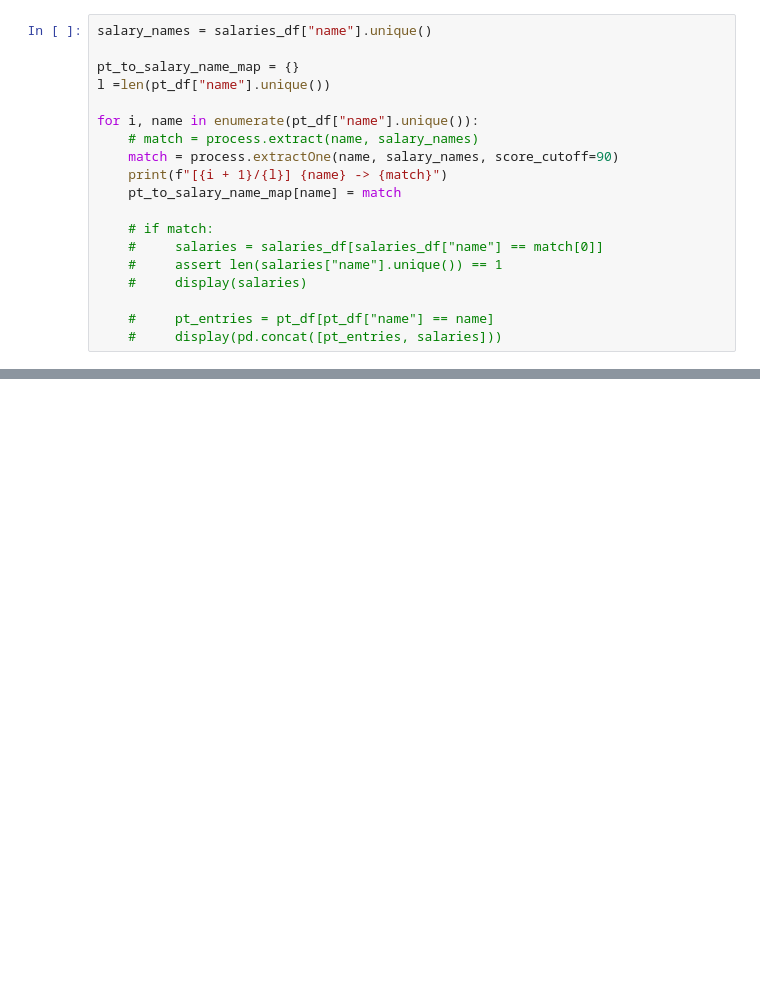
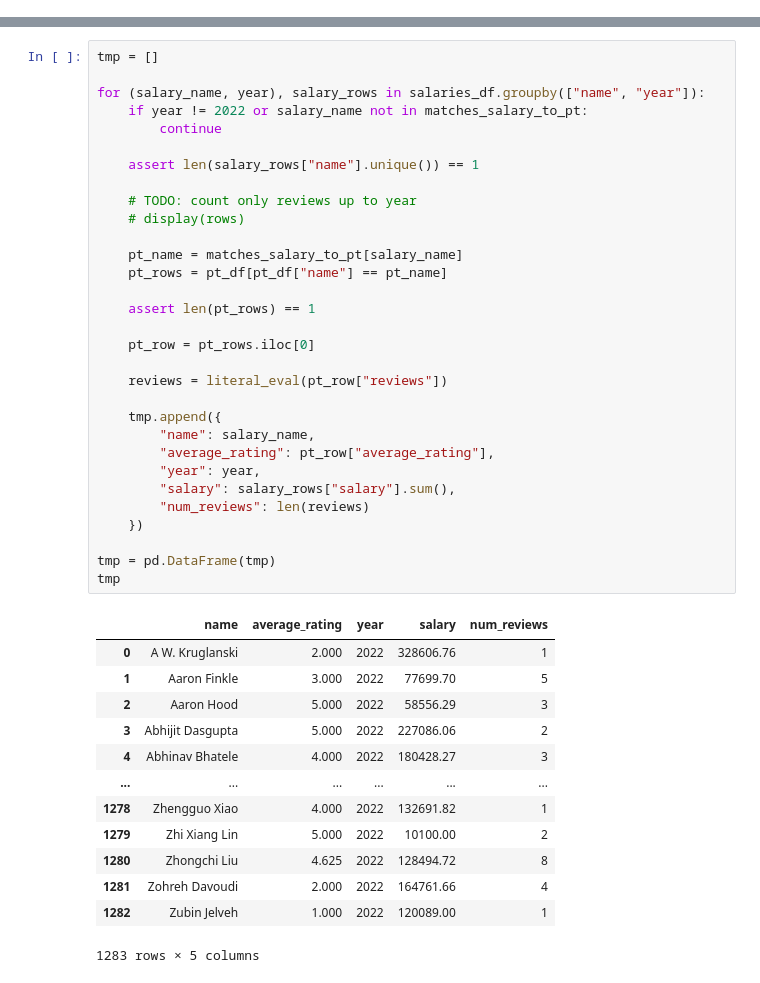
Before and after one commit to cf12/umd-cmsc320-final-tutorial, a Jupyter notebook: src/analysis.ipynb, the cells around one changed output, grey strips where cells are left out. Drawn from its saved outputs; the diff is of its cells as text; blank space fills up the shorter version.

```diff
--- a/src/analysis.ipynb
+++ b/src/analysis.ipynb
@@ -61,19 +87,0 @@ for i, name in enumerate(pt_df["name"].unique()):
-# %%
-salary_names = salaries_df["name"].unique()
-
-pt_to_salary_name_map = {}
-l =len(pt_df["name"].unique())
-
-for i, name in enumerate(pt_df["name"].unique()):
-    # match = process.extract(name, salary_names)
-    match = process.extractOne(name, salary_names, score_cutoff=90)
-    print(f"[{i + 1}/{l}] {name} -> {match}")
-    pt_to_salary_name_map[name] = match
-
-    # if match:
-    #     salaries = salaries_df[salaries_df["name"] == match[0]]
-    #     assert len(salaries["name"].unique()) == 1
-    #     display(salaries)
-
-    #     pt_entries = pt_df[pt_df["name"] == name]
-    #     display(pd.concat([pt_entries, salaries]))
@@ -93,0 +170,45 @@ for name in np.random.choice(rmp_df["name"].unique(), 10):
+# %%
+tmp = []
+
+for (salary_name, year), salary_rows in salaries_df.groupby(["name", "year"]):
+    if year != 2022 or salary_name not in matches_salary_to_pt:
+        continue
+
+    assert len(salary_rows["name"].unique()) == 1
+
+    # TODO: count only reviews up to year
+    # display(rows)
+
+    pt_name = matches_salary_to_pt[salary_name]
+    pt_rows = pt_df[pt_df["name"] == pt_name]
+
+    assert len(pt_rows) == 1
+
+    pt_row = pt_rows.iloc[0]
+
+    reviews = literal_eval(pt_row["reviews"])
+
+    tmp.append({
+        "name": salary_name,
+        "average_rating": pt_row["average_rating"],
+        "year": year,
+        "salary": salary_rows["salary"].sum(),
+        "num_reviews": len(reviews)
+    })
+
+tmp = pd.DataFrame(tmp)
+tmp
+# %% [output]
+|  | name | average_rating | year | salary | num_reviews |
+| 0 | A W. Kruglanski | 2.000 | 2022 | 328606.76 | 1 |
+| 1 | Aaron Finkle | 3.000 | 2022 | 77699.70 | 5 |
+| 2 | Aaron Hood | 5.000 | 2022 | 58556.29 | 3 |
+| 3 | Abhijit Dasgupta | 5.000 | 2022 | 227086.06 | 2 |
+| 4 | Abhinav Bhatele | 4.000 | 2022 | 180428.27 | 3 |
+| ... | ... | ... | ... | ... | ... |
+| 1278 | Zhengguo Xiao | 4.000 | 2022 | 132691.82 | 1 |
+| 1279 | Zhi Xiang Lin | 5.000 | 2022 | 10100.00 | 2 |
+| 1280 | Zhongchi Liu | 4.625 | 2022 | 128494.72 | 8 |
+| 1281 | Zohreh Davoudi | 2.000 | 2022 | 164761.66 | 4 |
+| 1282 | Zubin Jelveh | 1.000 | 2022 | 120089.00 | 1 |
+1283 rows × 5 columns
```
Also changed, not shown: parts of 21 cells of this notebook.
